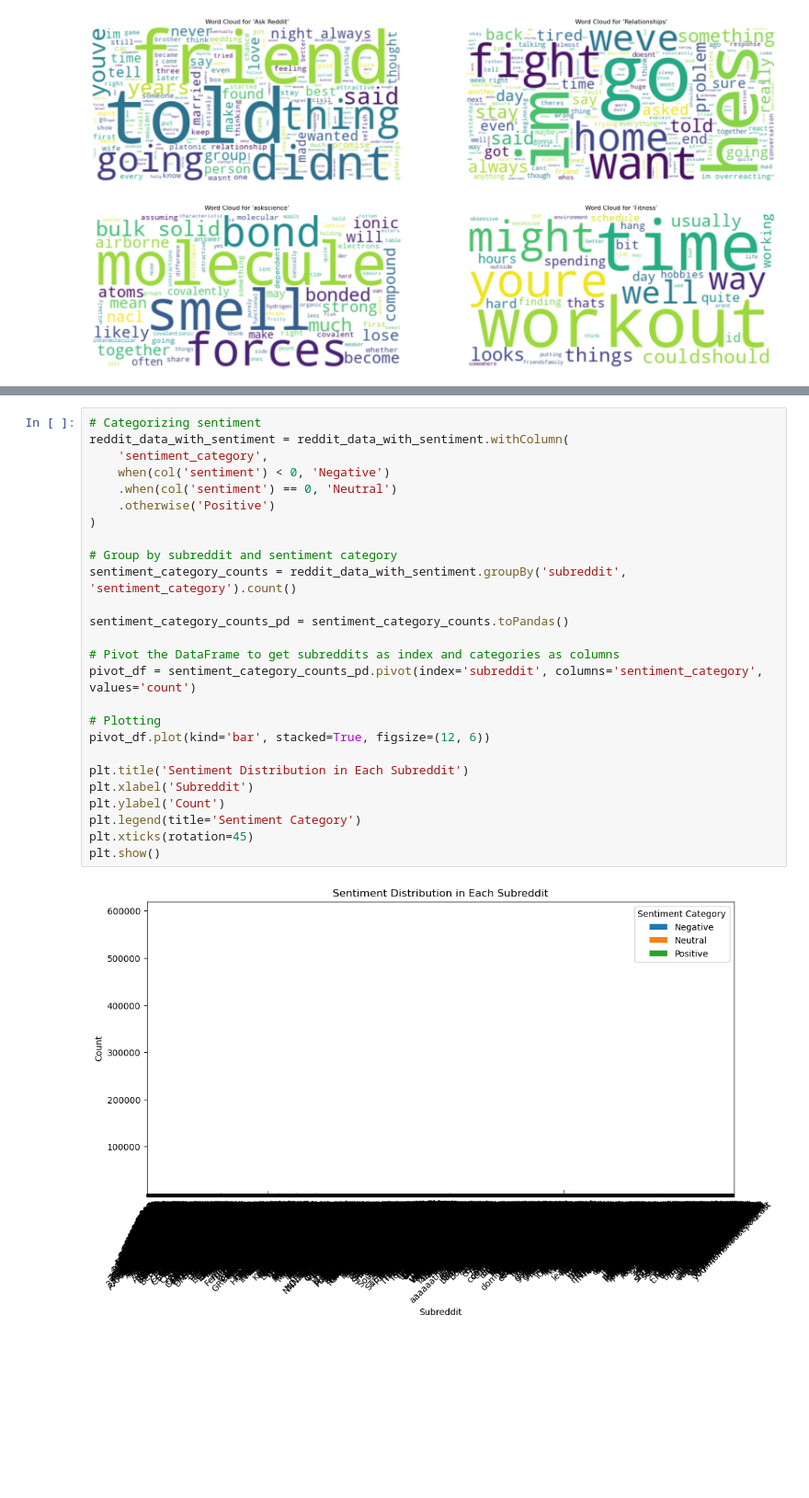
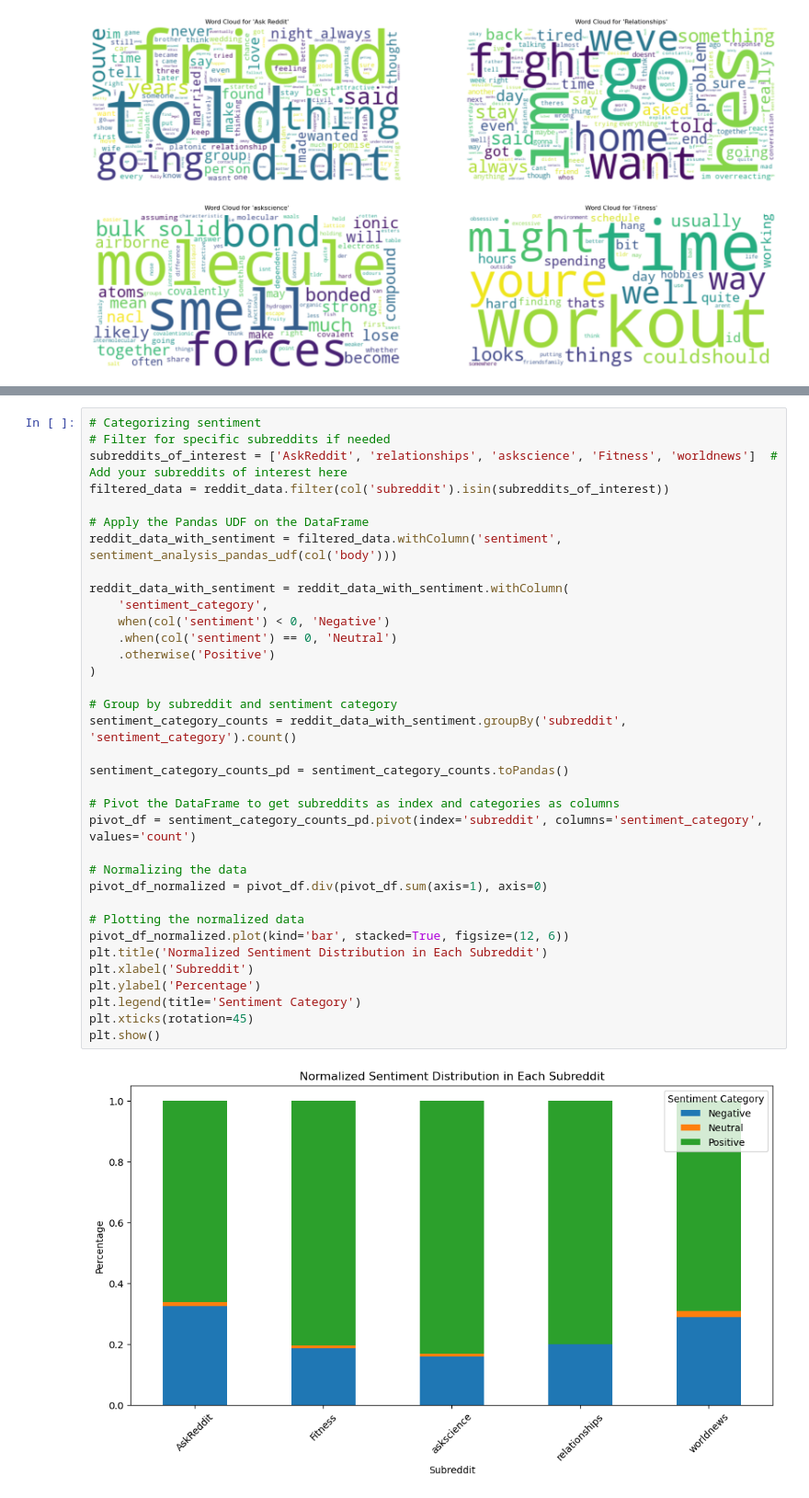
Before and after one commit to Venk-rgb/Reddit-Sentiment-Analysis-and-Recommendation-System, a Jupyter notebook: big-data-project.ipynb, the cells around one changed output, grey strips where cells are left out. Shown at 92% size. Cells and saved outputs as stored; diff of their text form; blank space fills up the shorter version.

Commit message:
Add. Sentiment Analysis for 5 subreddits using TextBlob

```diff
--- a/big-data-project.ipynb
+++ b/big-data-project.ipynb
@@ -242,28 +239,37 @@ reddit_data_with_sentiment = reddit_data.withColumn('sentiment', sentiment_analy
 # %%
 # Categorizing sentiment
+# Filter for specific subreddits if needed
+subreddits_of_interest = ['AskReddit', 'relationships', 'askscience', 'Fitness', 'worldnews']  # Add your subreddits of interest here
+filtered_data = reddit_data.filter(col('subreddit').isin(subreddits_of_interest))
+
+# Apply the Pandas UDF on the DataFrame
+reddit_data_with_sentiment = filtered_data.withColumn('sentiment', sentiment_analysis_pandas_udf(col('body')))
+
 reddit_data_with_sentiment = reddit_data_with_sentiment.withColumn(
     'sentiment_category',
     when(col('sentiment') < 0, 'Negative')
     .when(col('sentiment') == 0, 'Neutral')
     .otherwise('Positive')
 )
 
 # Group by subreddit and sentiment category
 sentiment_category_counts = reddit_data_with_sentiment.groupBy('subreddit', 'sentiment_category').count()
 
 sentiment_category_counts_pd = sentiment_category_counts.toPandas()
 
 # Pivot the DataFrame to get subreddits as index and categories as columns
 pivot_df = sentiment_category_counts_pd.pivot(index='subreddit', columns='sentiment_category', values='count')
 
-# Plotting
-pivot_df.plot(kind='bar', stacked=True, figsize=(12, 6))
+# Normalizing the data
+pivot_df_normalized = pivot_df.div(pivot_df.sum(axis=1), axis=0)
 
-plt.title('Sentiment Distribution in Each Subreddit')
+# Plotting the normalized data
+pivot_df_normalized.plot(kind='bar', stacked=True, figsize=(12, 6))
+plt.title('Normalized Sentiment Distribution in Each Subreddit')
 plt.xlabel('Subreddit')
-plt.ylabel('Count')
+plt.ylabel('Percentage')
 plt.legend(title='Sentiment Category')
 plt.xticks(rotation=45)
 plt.show()
 # %% [output]
-[figure, old version]
+[figure, new version]
```
Also changed, not shown: parts of 3 cells of this notebook.
